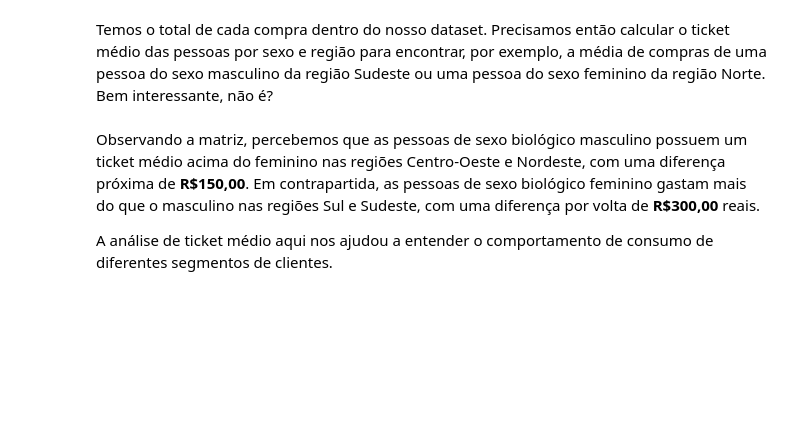
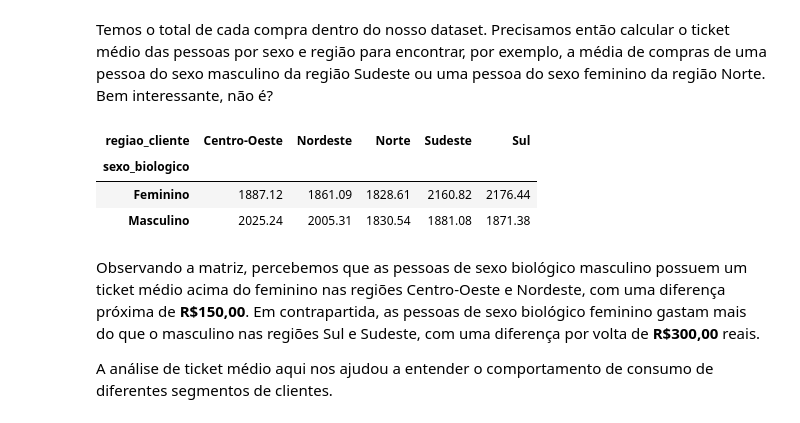
Before and after one commit to mauricioaalmeida/ONE-ETL, a Jupyter notebook: Projeto_Inicial_Estatística_com_Python_frequencias_e_medidas.ipynb, the cells around one changed output. Drawn from its saved outputs; the diff is of its cells as text; code cells hidden in the pictures; blank space fills up the shorter version.

Commit message:
Adicionadas as analises do item 2 - Analises de Sexo, Região e Ticket Médio

```diff
--- a/Projeto_Inicial_Estatística_com_Python_frequencias_e_medidas.ipynb
+++ b/Projeto_Inicial_Estatística_com_Python_frequencias_e_medidas.ipynb
@@ -615,6 +614,16 @@ Não existe ainda uma análise cruzada dessas informações, portanto, a equipe
 A gente já aprendeu a criar uma distribuição de frequência cruzando duas variáveis diferentes. Para este problema precisamos adicionar a estatística descritiva de uma variável quantitativa, no caso a média, dentro dessa nova tabela.
 # %% [markdown]
 Temos o total de cada compra dentro do nosso dataset. Precisamos então calcular o ticket médio das pessoas por sexo e região para encontrar, por exemplo, a média de compras de uma pessoa do sexo masculino da região Sudeste ou uma pessoa do sexo feminino da região Norte. Bem interessante, não é?
+# %%
+ticket_medio = round(pd.crosstab(df['sexo_biologico'], df['regiao_cliente'],
+                              values=df['total_compra'], aggfunc='mean'),2)
+# %%
+ticket_medio
+# %% [output]
+| regiao_cliente | Centro-Oeste | Nordeste | Norte | Sudeste | Sul |
+| sexo_biologico |  |  |  |  |  |
+| Feminino | 1887.12 | 1861.09 | 1828.61 | 2160.82 | 2176.44 |
+| Masculino | 2025.24 | 2005.31 | 1830.54 | 1881.08 | 1871.38 |
 # %% [markdown]
 Observando a matriz, percebemos que as pessoas de sexo biológico masculino possuem um ticket médio acima do feminino nas regiões Centro-Oeste e Nordeste, com uma diferença próxima de **R\$150,00**. Em contrapartida, as pessoas de sexo biológico feminino gastam mais do que o masculino nas regiões Sul e Sudeste, com uma diferença por volta de **R\$300,00** reais.
 
```
Also changed, not shown: parts of 1 cell of this notebook.
